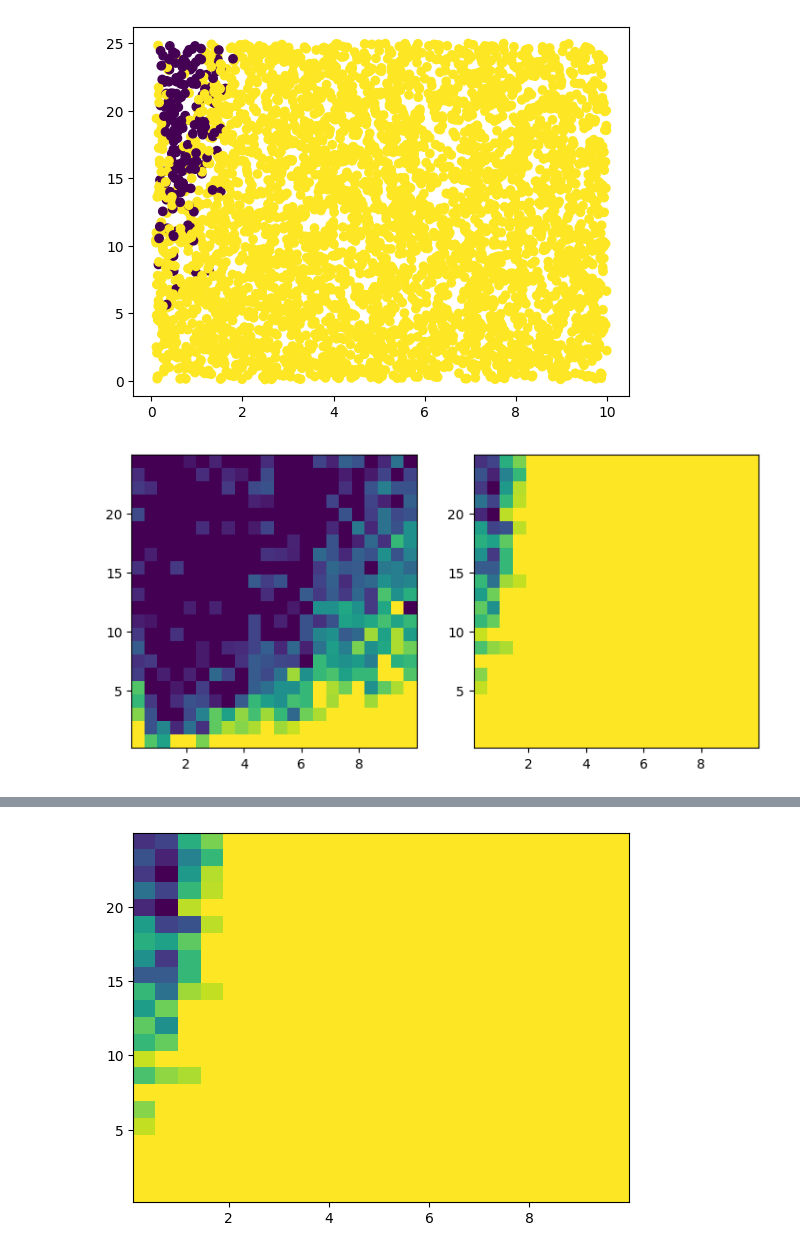
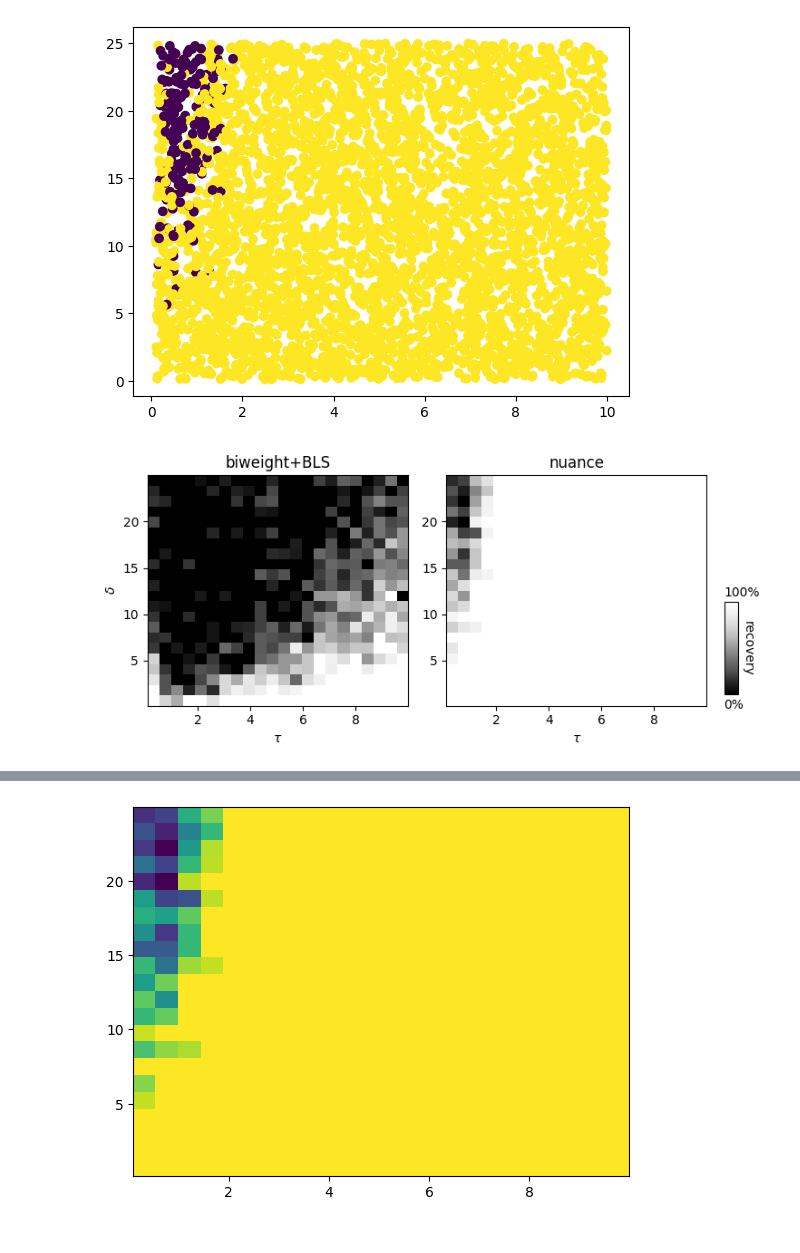
Before and after one commit to lgrcia/paper-nuance, a Jupyter notebook: workflows/synthetic/notebooks/test.ipynb, the cells around one changed output, grey strips where cells are left out. Cells and saved outputs as stored; diff of their text form; code cells hidden in the pictures.

```diff
--- a/workflows/synthetic/notebooks/test.ipynb
+++ b/workflows/synthetic/notebooks/test.ipynb
@@ -55,8 +55,8 @@ df["nuance_found"] = df.apply(
 )
 
 bins = (22, 22)
-plt.figure(None, (8.5, 4))
-
+fig = plt.figure(None, (7.5, 3.5))
+cmap="Greys_r"
 
 ax = plt.subplot(121)
 bins = (22, 22)
@@ -65,31 +65,43 @@ stats = binned_statistic_2d(tau, delta, found, bins=bins)
 im = plt.imshow(
     stats.statistic.T,
     origin="lower",
     extent=(
         stats.x_edge.min(),
         stats.x_edge.max(),
         stats.y_edge.min(),
         stats.y_edge.max(),
     ),
     aspect="auto",
     cmap=cmap,
 )
+ax.set_xlabel(r"$\tau$")
+ax.set_ylabel(r"$\delta$")
+ax.set_title("biweight+BLS")
 
 ax = plt.subplot(122)
 bins = (22, 22)
 tau, delta, found = df[["tau", "delta", "nuance_found"]].values.T
 stats = binned_statistic_2d(tau, delta, found, bins=bins)
 im = plt.imshow(
     stats.statistic.T,
     origin="lower",
     extent=(
         stats.x_edge.min(),
         stats.x_edge.max(),
         stats.y_edge.min(),
         stats.y_edge.max(),
     ),
     aspect="auto",
     cmap=cmap,
 )
+ax.set_xlabel(r"$\tau$")
+ax.set_title("nuance")
+axins = ax.inset_axes((1.07, 0.05, 0.05, 0.4))
+cb = fig.colorbar(im, cax=axins, orientation="vertical", ticks=[])
+cb.ax.text(-0.1, -0.12, "0%", va="center", ha="left")
+cb.ax.text(-0.1, 1.1, "100%", va="center", ha="left")
+cb.ax.text(1.3, 0.5, "recovery", va="center", ha="left", rotation=-90)
+
+plt.tight_layout()
 # %% [output]
-[figure, old version]
+[figure, new version]
```
Also changed, not shown: parts of 3 cells of this notebook, 37 other files.
